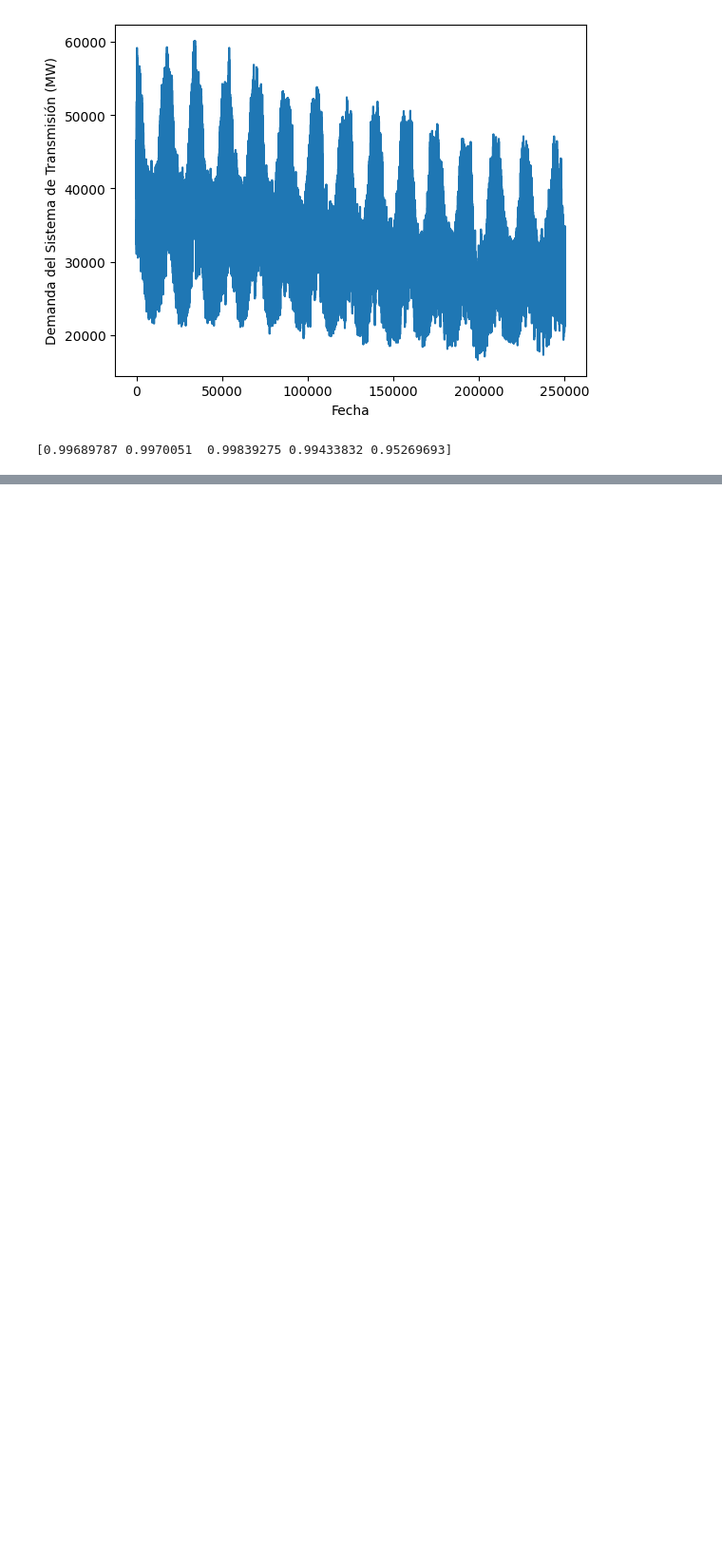
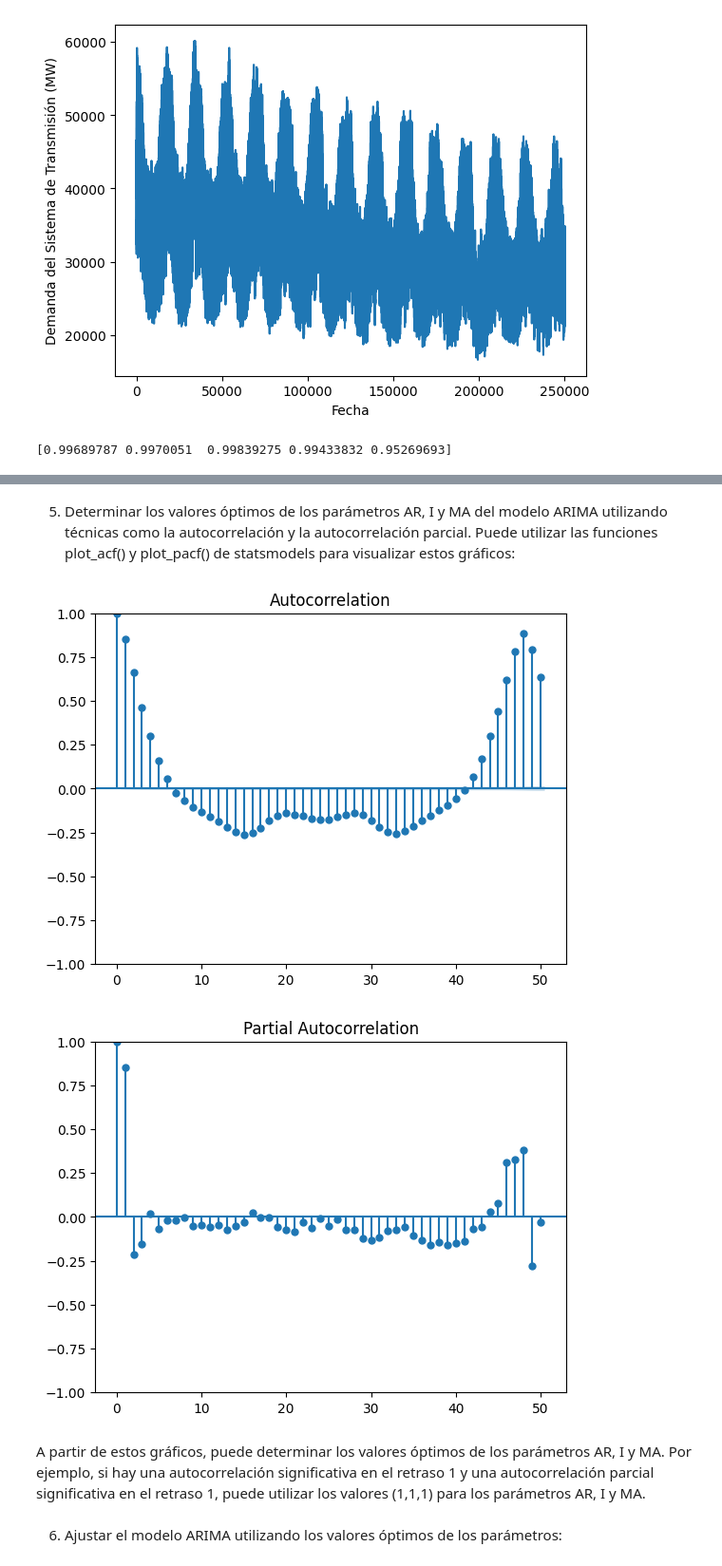
Before and after one commit to Krtucho/NataSquad-AI-Hackathon, a Jupyter notebook: code.ipynb, the cells around one changed output, grey strips where cells are left out. Shown at 95% size. Drawn from its saved outputs; the diff is of its cells as text; code cells hidden in the pictures; blank space fills up the shorter version.

```diff
--- a/code.ipynb
+++ b/code.ipynb
@@ -149,0 +223,16 @@ MAE: 0.07986858028594537
+# %% [markdown]
+5. Determinar los valores óptimos de los parámetros AR, I y MA del modelo ARIMA utilizando técnicas como la autocorrelación y la autocorrelación parcial. Puede utilizar las funciones plot_acf() y plot_pacf() de statsmodels para visualizar estos gráficos:
+# %%
+from statsmodels.graphics.tsaplots import plot_acf, plot_pacf
+
+# Visualizar la autocorrelación y la autocorrelación parcial de la serie temporal diferenciada
+plot_acf(tsd_diff, lags=50)
+plot_pacf(tsd_diff, lags=50)
+plt.show()
+# %% [output]
+[figure, added]
+[figure, added]
+# %% [markdown]
+A partir de estos gráficos, puede determinar los valores óptimos de los parámetros AR, I y MA. Por ejemplo, si hay una autocorrelación significativa en el retraso 1 y una autocorrelación parcial significativa en el retraso 1, puede utilizar los valores (1,1,1) para los parámetros AR, I y MA.
+# %% [markdown]
+6. Ajustar el modelo ARIMA utilizando los valores óptimos de los parámetros:
```
Also changed, not shown: parts of 21 cells of this notebook, 2 other files.
